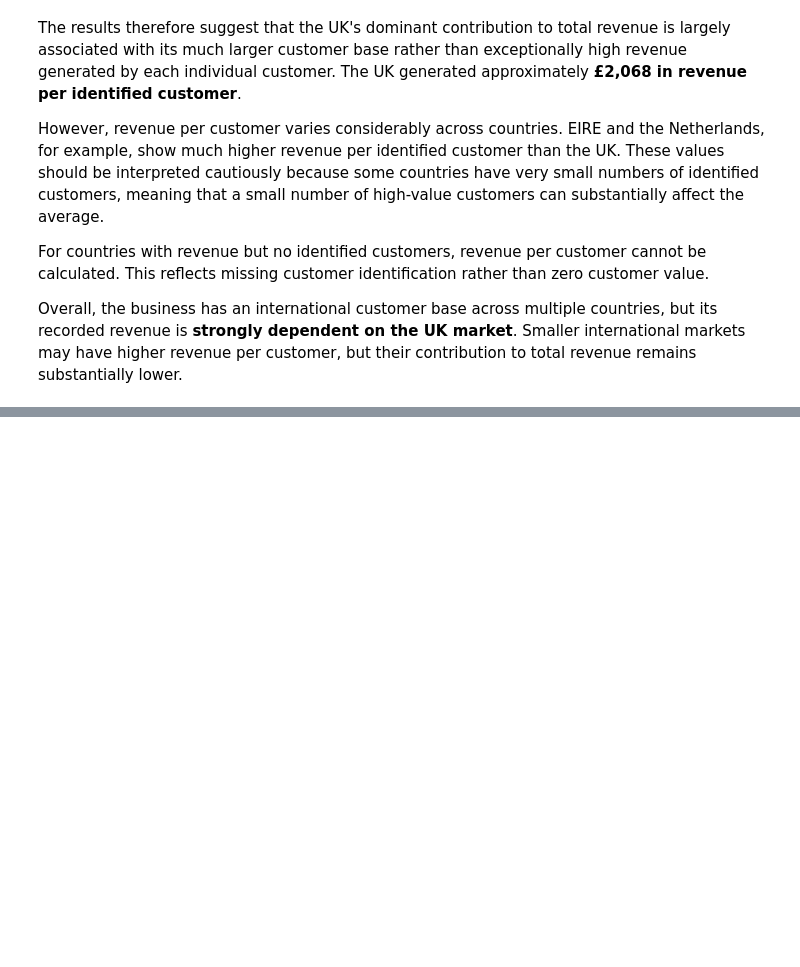
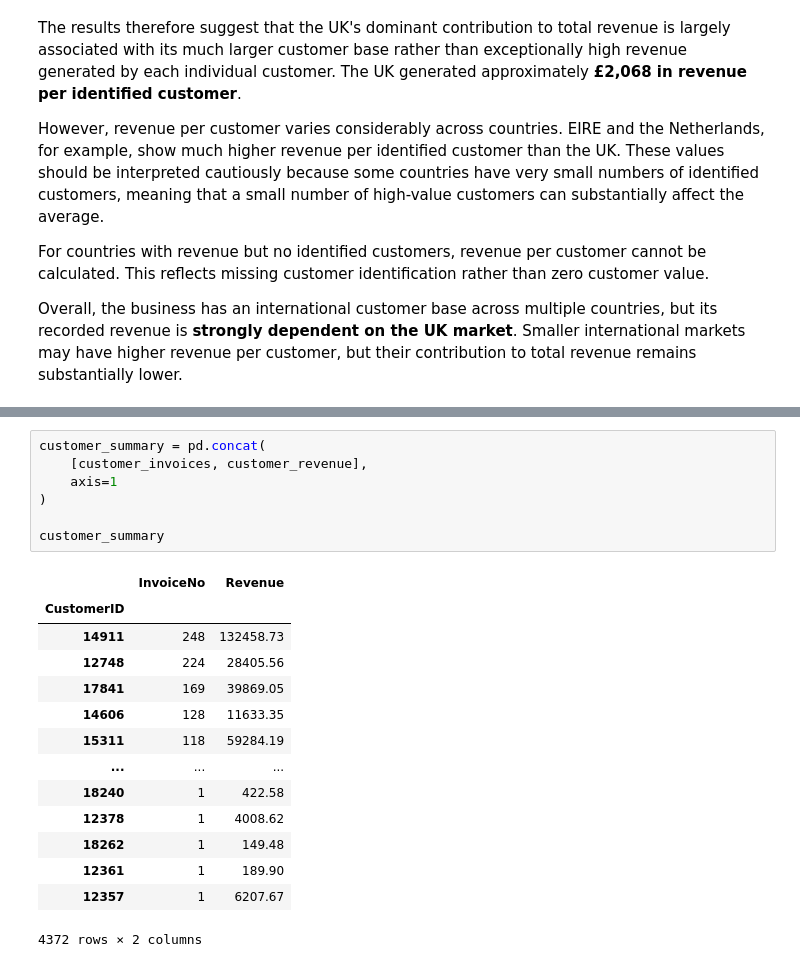
Before and after one commit to emanbrl/ecommerce-sales-customer-analysis, a Jupyter notebook: notebooks/03_EDA.ipynb, the cells around one changed output, grey strips where cells are left out. Cells and saved outputs as stored; diff of their text form; blank space fills up the shorter version.

```diff
--- a/notebooks/03_EDA.ipynb
+++ b/notebooks/03_EDA.ipynb
@@ -927,0 +958,22 @@ Name: count, Length: 65, dtype: int64
+# %%
+customer_summary = pd.concat(
+    [customer_invoices, customer_revenue],
+    axis=1
+)
+
+customer_summary
+# %% [output]
+|  | InvoiceNo | Revenue |
+| CustomerID |  |  |
+| 14911 | 248 | 132458.73 |
+| 12748 | 224 | 28405.56 |
+| 17841 | 169 | 39869.05 |
+| 14606 | 128 | 11633.35 |
+| 15311 | 118 | 59284.19 |
+| ... | ... | ... |
+| 18240 | 1 | 422.58 |
+| 12378 | 1 | 4008.62 |
+| 18262 | 1 | 149.48 |
+| 12361 | 1 | 189.90 |
+| 12357 | 1 | 6207.67 |
+4372 rows × 2 columns
```
Also changed, not shown: parts of 19 cells of this notebook.
